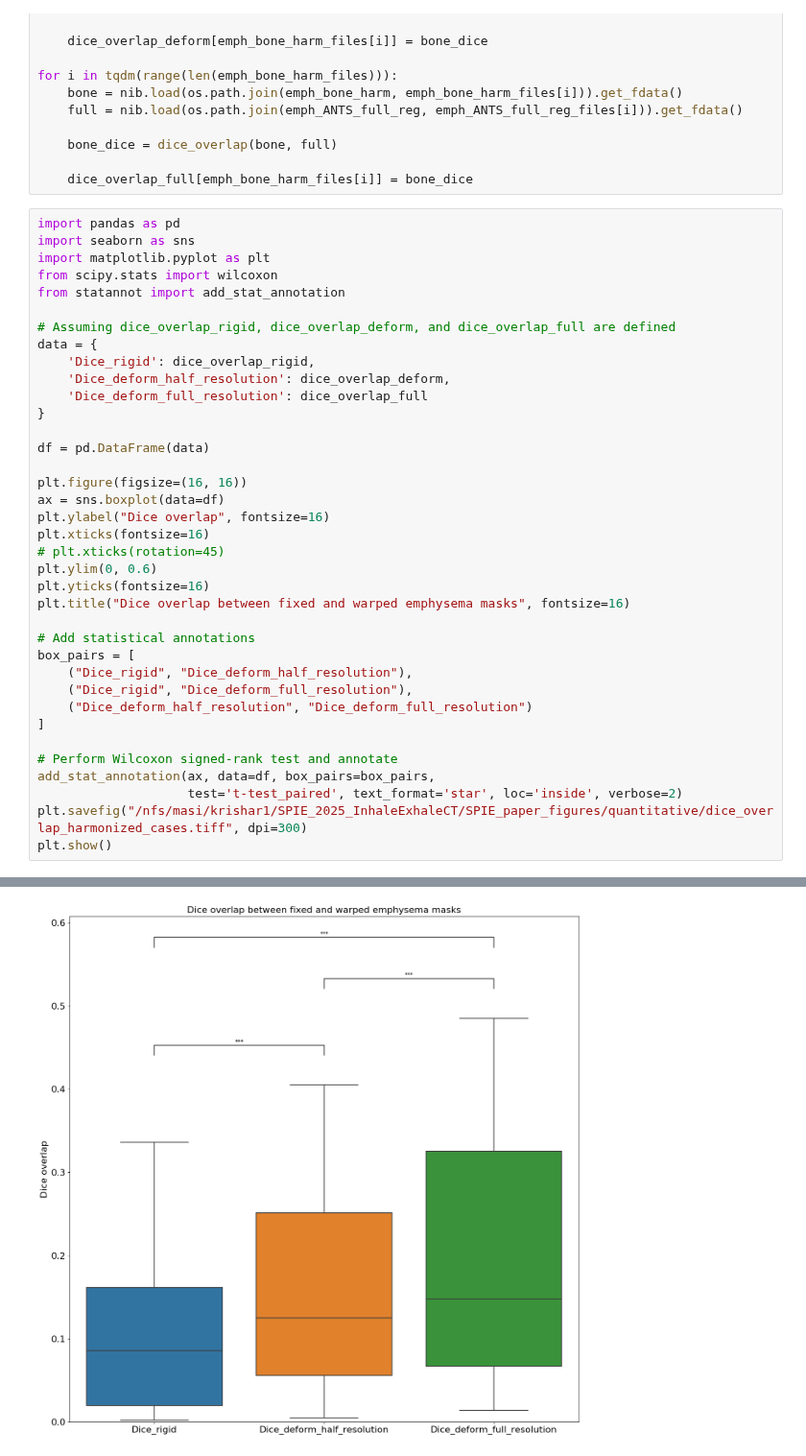
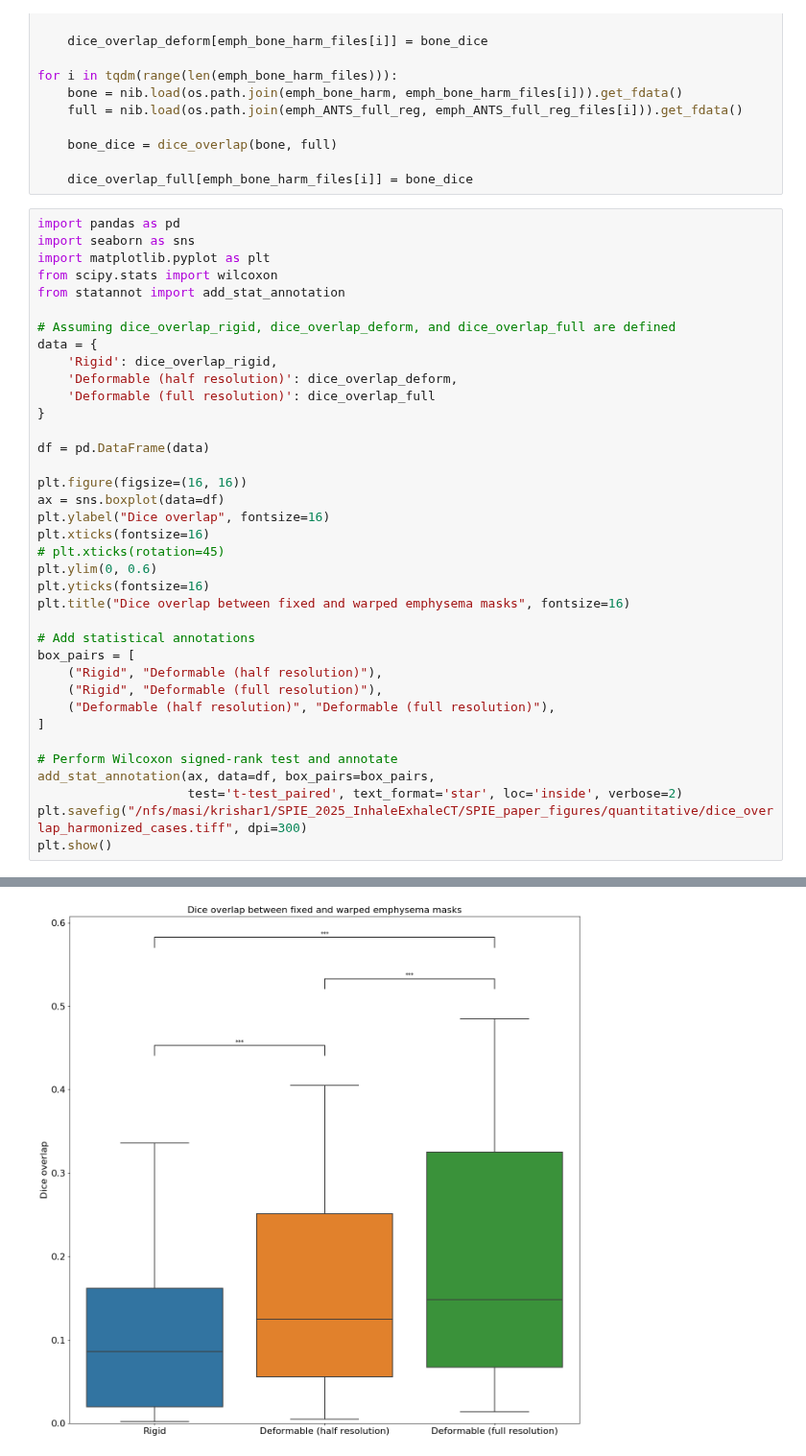
Before and after one commit to MASILab/Inhale_Exhale_CT, a Jupyter notebook: Figures/emphysema_validation.ipynb, the cells around one changed output, grey strips where cells are left out. Shown at 96% size. Drawn from its saved outputs; the diff is of its cells as text.

```diff
--- a/Figures/emphysema_validation.ipynb
+++ b/Figures/emphysema_validation.ipynb
@@ -211,9 +211,9 @@ from statannot import add_stat_annotation
 
 # Assuming dice_overlap_rigid, dice_overlap_deform, and dice_overlap_full are defined
 data = {
-    'Dice_rigid': dice_overlap_rigid,
-    'Dice_deform_half_resolution': dice_overlap_deform,
-    'Dice_deform_full_resolution': dice_overlap_full
+    'Rigid': dice_overlap_rigid,
+    'Deformable (half resolution)': dice_overlap_deform,
+    'Deformable (full resolution)': dice_overlap_full
 }
 
 df = pd.DataFrame(data)
@@ -229,9 +229,9 @@ plt.title("Dice overlap between fixed and warped emphysema masks", fontsize=16)
 
 # Add statistical annotations
 box_pairs = [
-    ("Dice_rigid", "Dice_deform_half_resolution"),
-    ("Dice_rigid", "Dice_deform_full_resolution"),
-    ("Dice_deform_half_resolution", "Dice_deform_full_resolution")
+    ("Rigid", "Deformable (half resolution)"),
+    ("Rigid", "Deformable (full resolution)"),
+    ("Deformable (half resolution)", "Deformable (full resolution)"),
 ]
 
 # Perform Wilcoxon signed-rank test and annotate
@@ -253 +253 @@ Dice_rigid v.s. Dice_deform_full_resolution: t-test paired samples with Bonferro
-[figure, old version]
+[figure, new version]
```
Also changed, not shown: parts of 4 cells of this notebook.
